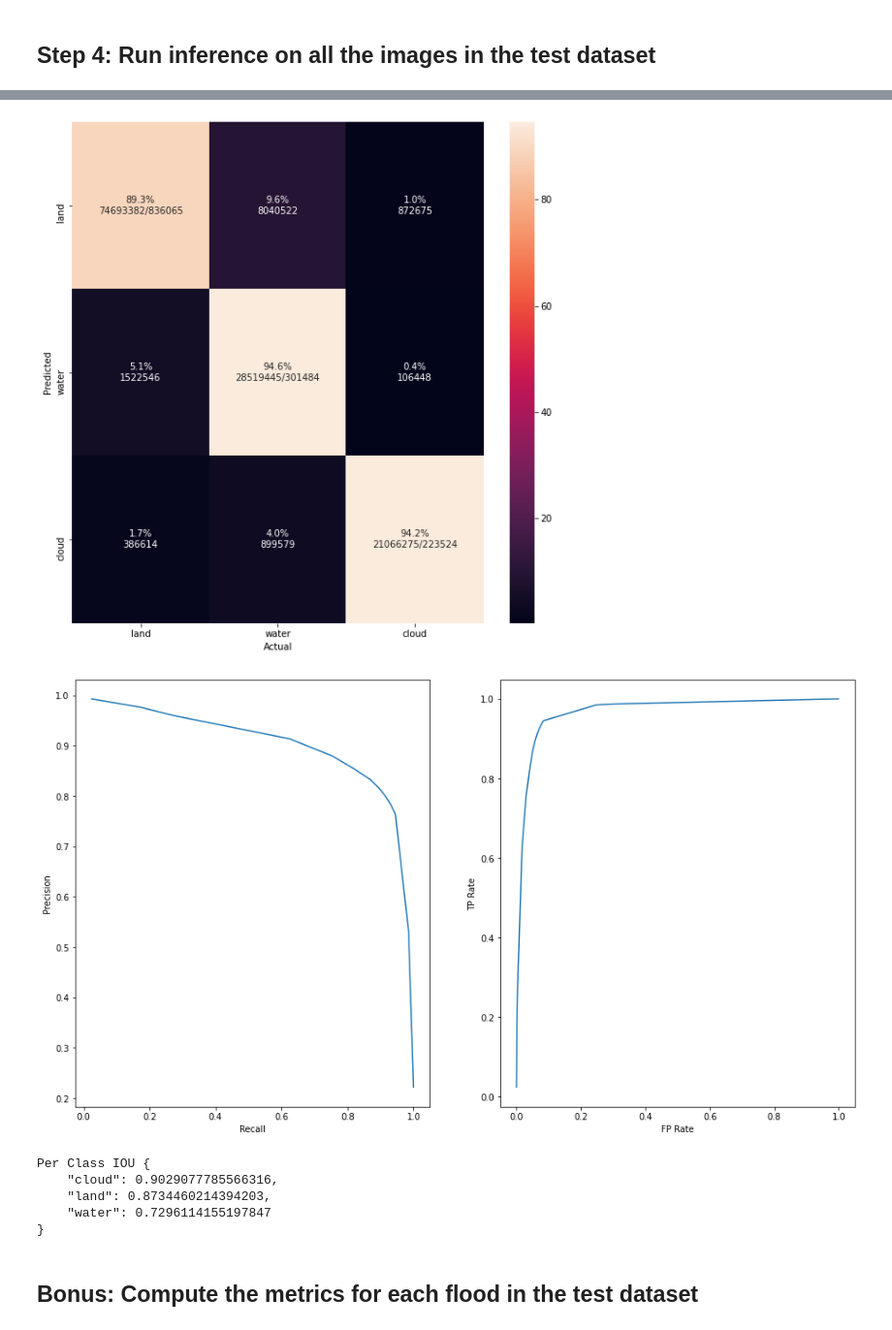
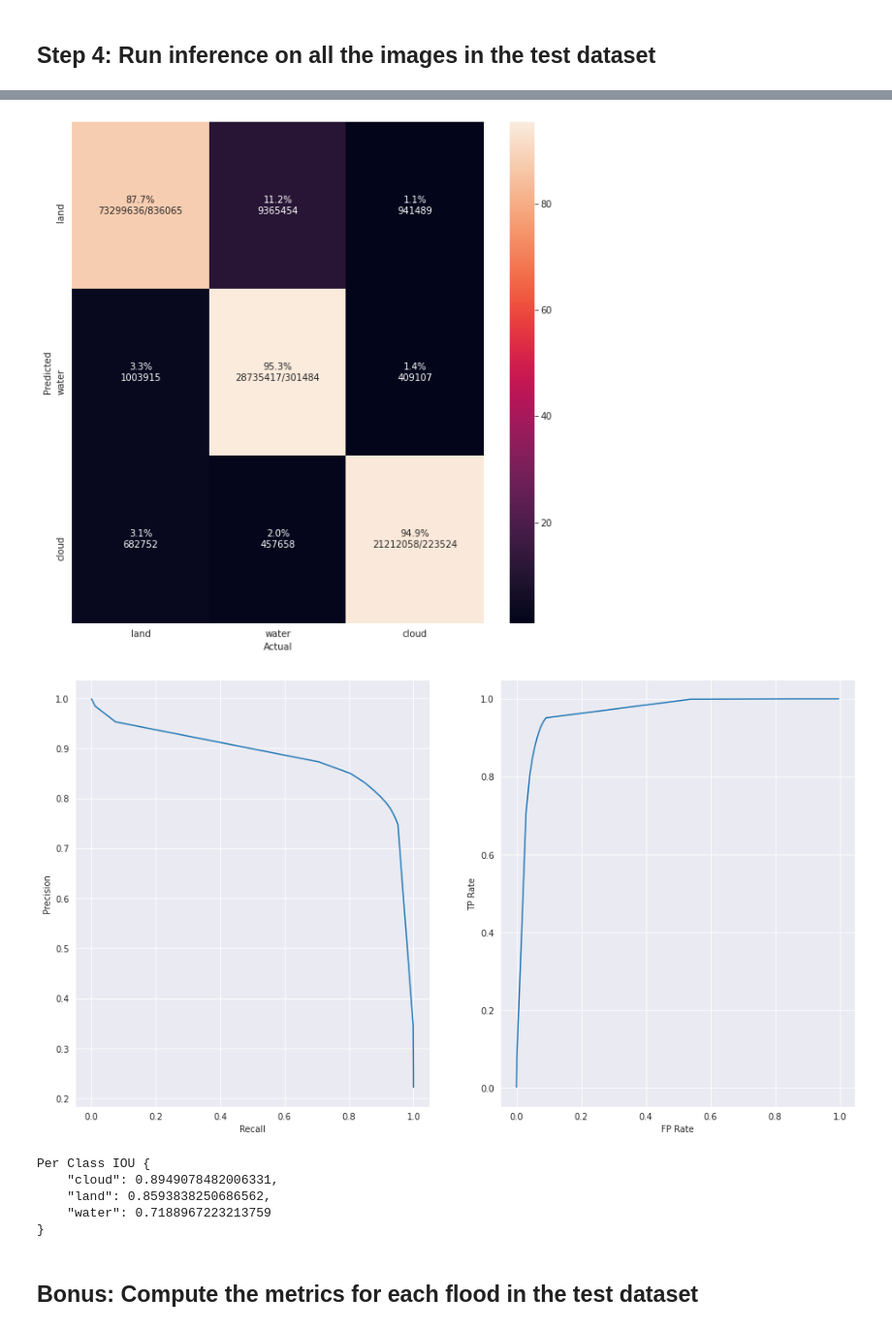
Before and after one commit to spaceml-org/ml4floods, a Jupyter notebook: notebooks/models/HOWTO_performance_metrics_workflow.ipynb, the cells around one changed output, grey strips where cells are left out. Shown at 97% size. Saved outputs shown, nothing was run; the diff lists cells and outputs as text; code cells hidden in the pictures.

Commit message:
Run metrics in new v2 models

```diff
--- a/notebooks/models/HOWTO_performance_metrics_workflow.ipynb
+++ b/notebooks/models/HOWTO_performance_metrics_workflow.ipynb
@@ -123,6 +113,3 @@ WorldFloodsModel(
 )
 # %% [markdown]
 ## Step 4: Run inference on all the images in the test dataset
-# %%
-from src.models.model_setup import get_model_inference_function
-inference_function = get_model_inference_function(model, config, apply_normalization=False)
@@ -131,0 +116,17 @@ Max tile size: 256
+# %%
+from src.models.model_setup import get_model_inference_function
+inf_func = get_model_inference_function(model, config, apply_normalization=False,
+                                        activation="sigmoid")
+
+if config["model_params"].get("model_version","v1") == "v2":
+    print("v2 inference function converted to v1")
+    def inference_function(x):
+        dual_head_output = inf_func(x)
+        B, C, H, W = dual_head_output.shape
+        out = torch.zeros((B, 3, H, W),dtype=dual_head_output.dtype)
+        out[:, 2] = dual_head_output[:, 0]
+        out[:, 1] = (1 - dual_head_output[:, 0]) * dual_head_output[:, 1]
+        out[:, 0] = (1 - dual_head_output[:, 0]) * (1 - dual_head_output[:, 1])
+        return out
+else:
+    inference_function = inf_func
@@ -132,29 +137,30 @@ Max tile size: 256
 # %%
 import torch
 import numpy as np
 import pandas as pd
 from src.models.utils import metrics
 
 # Otherwise fails when reading test dataset from remote bucket
 # torch.set_num_threads(1)
 
 thresholds_water = [0,1e-3,1e-2]+np.arange(0.5,.96,.05).tolist() + [.99,.995,.999]
 
 mets = metrics.compute_metrics(
     dl,
     inference_function,
-    config.model_params.hyperparameters.num_classes,
-    label_names=config.model_params.hyperparameters.label_names,
+    3,
+    label_names=["land", "water", "cloud"],
     thresholds_water=thresholds_water,
     plot=False)
-metrics.plot_metrics(mets, config.model_params.hyperparameters.label_names)
+
+metrics.plot_metrics(mets, ["land", "water", "cloud"])
 # %% [output]
-[figure, old version]
+[figure, new version]
-[figure, old version]
+[figure, new version]
 Per Class IOU {
-    "cloud": 0.9029077785566316,
-    "land": 0.8734460214394203,
-    "water": 0.7296114155197847
+    "cloud": 0.8949078482006331,
+    "land": 0.8593838250686562,
+    "water": 0.7188967223213759
 }
 # %% [markdown]
 ## Bonus: Compute the metrics for each flood in the test dataset
```
Also changed, not shown: parts of 7 cells of this notebook, 2 other files.
